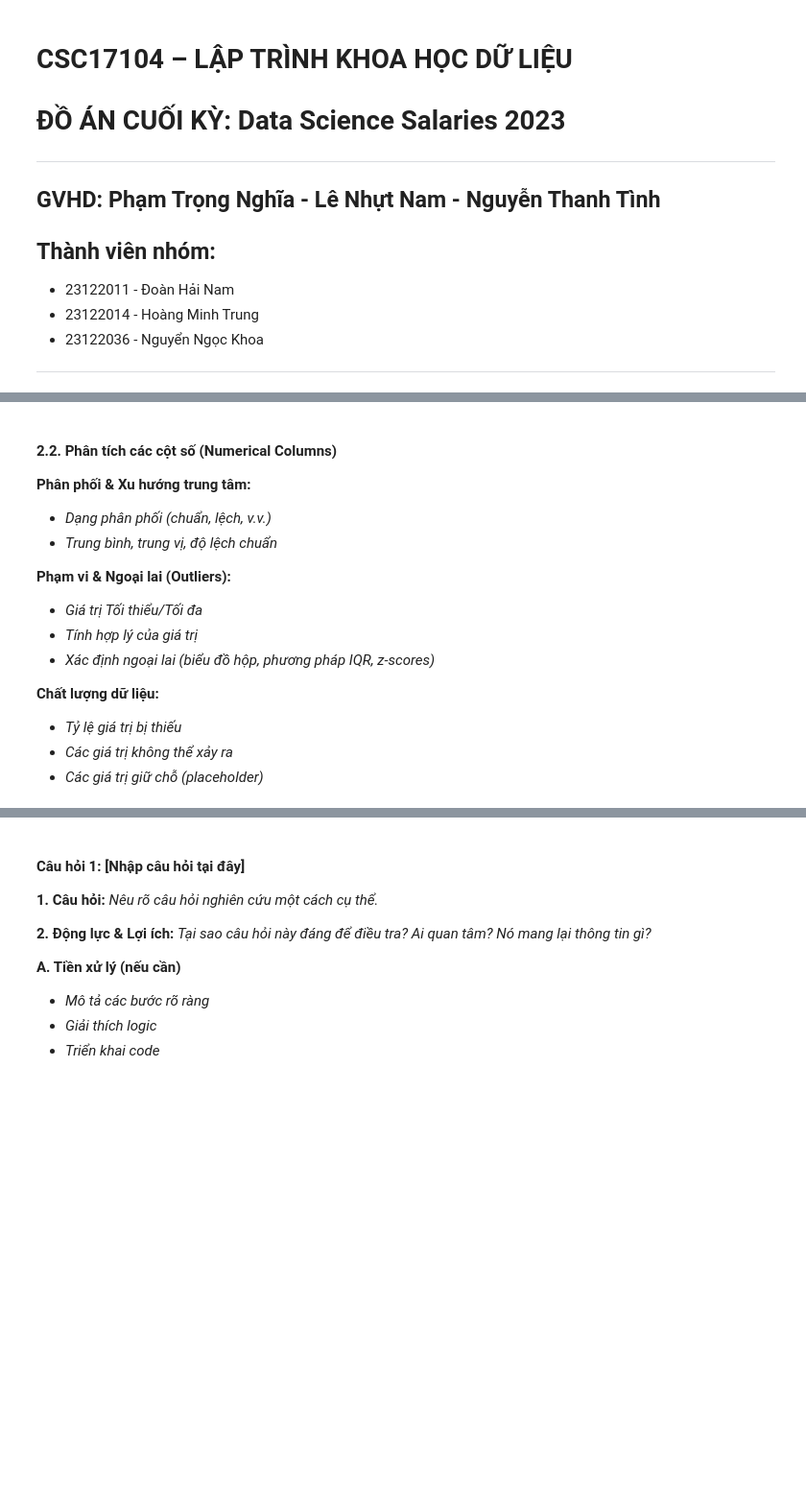
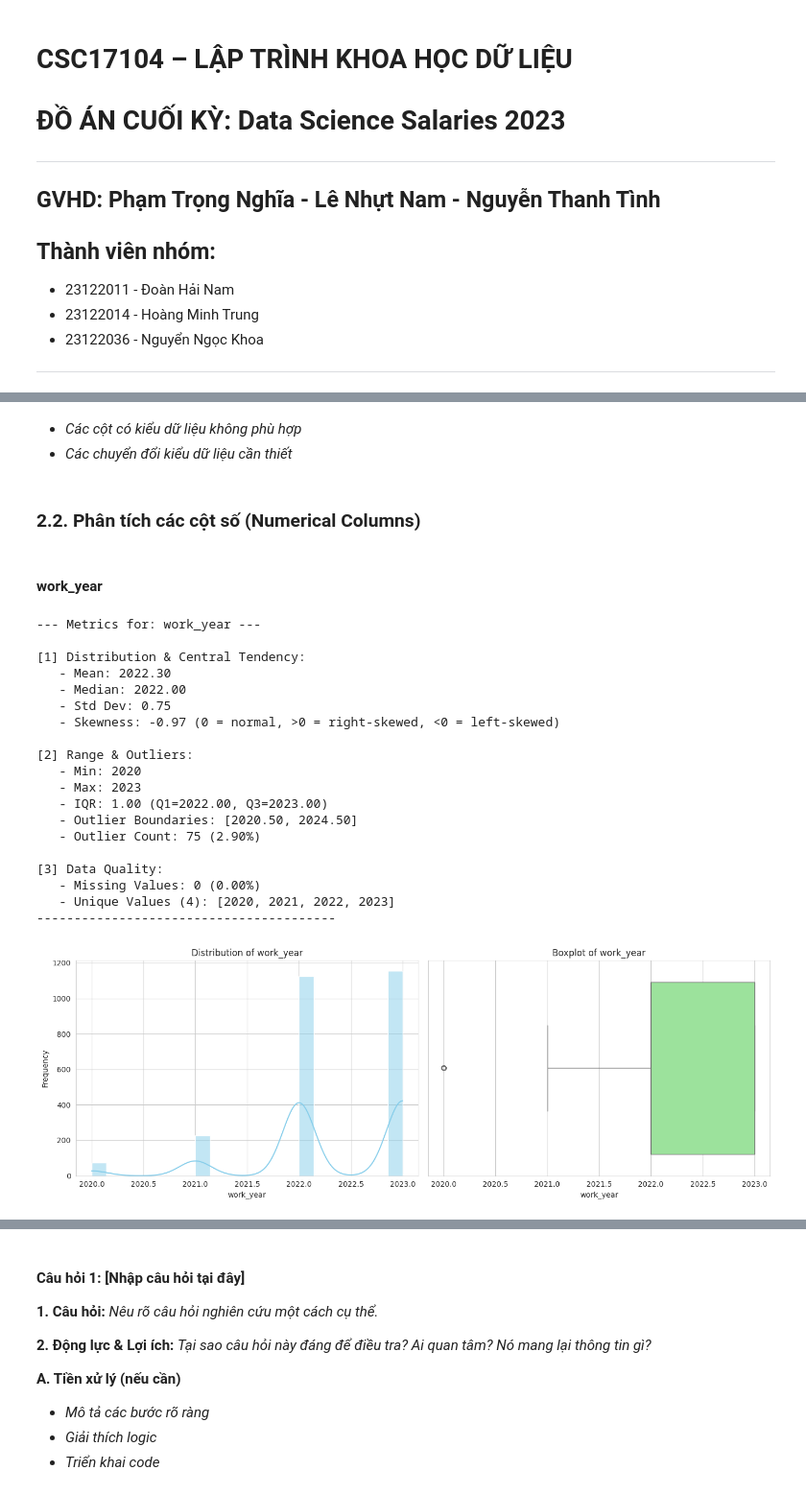
Before and after one commit to Trung0Minh/CSC17104_2025_Final_Project, a Jupyter notebook: DataScienceSalaries2023.ipynb, the cells around one changed output, grey strips where cells are left out. Shown at 96% size. Cells and saved outputs as stored; diff of their text form; code cells hidden in the pictures; blank space fills up the shorter version.

Commit message:
add: data overview and numerical analysis

```diff
--- a/DataScienceSalaries2023.ipynb
+++ b/DataScienceSalaries2023.ipynb
@@ -62,11 +66,16 @@ Dự án này tuân theo quy trình khoa học dữ liệu tiêu chuẩn:
   - Có thể xây dựng mô hình dự đoán lương dựa trên kinh nghiệm, vị trí, loại hình làm việc không?
 # %%
 # Import các thư viện cần thiết
-import pandas as pd
+import sys
+import os
 import numpy as np
-import matplotlib.pyplot as plt
-import seaborn as sns
+
+# Add src to path to import modules
+sys.path.append(os.path.abspath('src'))
+
+from src import data_processing as dp
+from src import visualization as vis
 
 # Tải tập dữ liệu
-# df = pd.read_csv('your_dataset.csv')
-# df.head()
+df = dp.load_data('data/raw/ds_salaries.csv')
+df.head()
@@ -89,0 +128,3 @@ import seaborn as sns
+# %%
+df = df.drop_duplicates()
+print(f"After dropping duplicates: {df.shape[0]} rows, {df.shape[1]} columns")
@@ -102,15 +178,5 @@ import seaborn as sns
+# %% [markdown]
+*   *Các cột có kiểu dữ liệu không phù hợp*
+*   *Các chuyển đổi kiểu dữ liệu cần thiết*
 # %% [markdown]
-#### 2.2. Phân tích các cột số (Numerical Columns)
-**Phân phối & Xu hướng trung tâm:**
-*   *Dạng phân phối (chuẩn, lệch, v.v.)*
-*   *Trung bình, trung vị, độ lệch chuẩn*
-
-**Phạm vi & Ngoại lai (Outliers):**
-*   *Giá trị Tối thiểu/Tối đa*
-*   *Tính hợp lý của giá trị*
-*   *Xác định ngoại lai (biểu đồ hộp, phương pháp IQR, z-scores)*
-
-**Chất lượng dữ liệu:**
-*   *Tỷ lệ giá trị bị thiếu*
-*   *Các giá trị không thể xảy ra*
-*   *Các giá trị giữ chỗ (placeholder)*
+### 2.2. Phân tích các cột số (Numerical Columns)
@@ -118,0 +183,27 @@ import seaborn as sns
+# %% [markdown]
+#### **work_year**
+# %%
+# Analyze and Visualize work_year
+dp.analyze_numerical_column_metrics(df, 'work_year')
+vis.plot_column_distribution(df, 'work_year')
+# %% [output]
+--- Metrics for: work_year ---
+
+[1] Distribution & Central Tendency:
+   - Mean: 2022.30
+   - Median: 2022.00
+   - Std Dev: 0.75
+   - Skewness: -0.97 (0 = normal, >0 = right-skewed, <0 = left-skewed)
+
+[2] Range & Outliers:
+   - Min: 2020
+   - Max: 2023
+   - IQR: 1.00 (Q1=2022.00, Q3=2023.00)
+   - Outlier Boundaries: [2020.50, 2024.50]
+   - Outlier Count: 75 (2.90%)
+
+[3] Data Quality:
+   - Missing Values: 0 (0.00%)
+   - Unique Values (4): [2020, 2021, 2022, 2023]
+----------------------------------------
+[figure, added]
```
Also changed, not shown: parts of 40 cells of this notebook, 5 other files.
